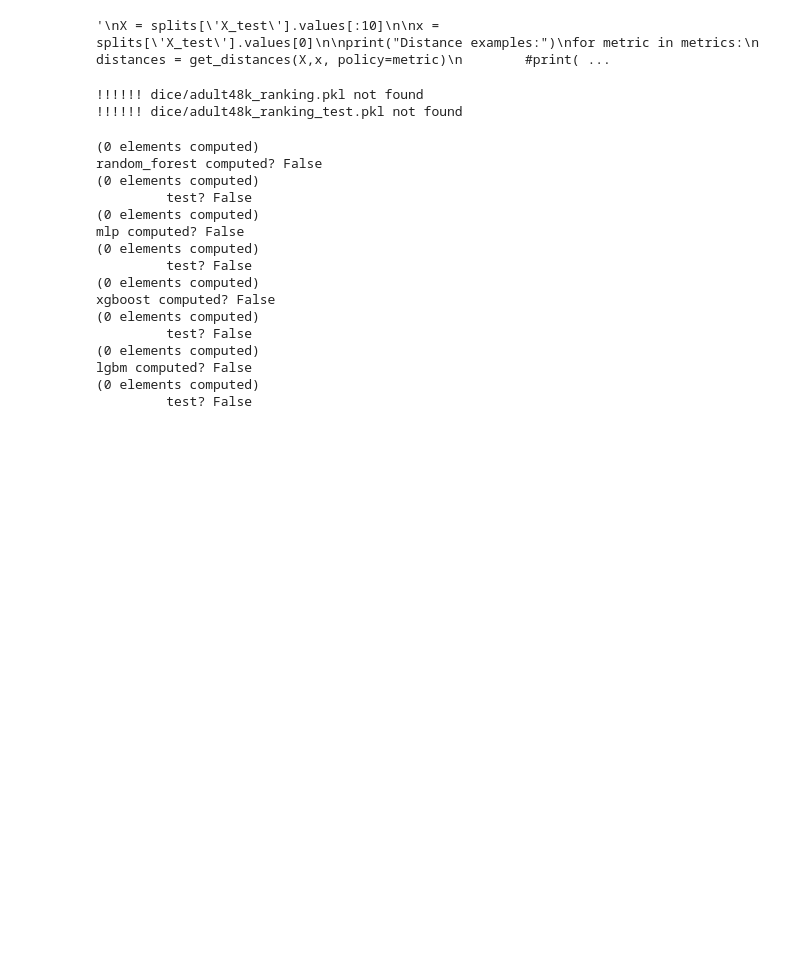
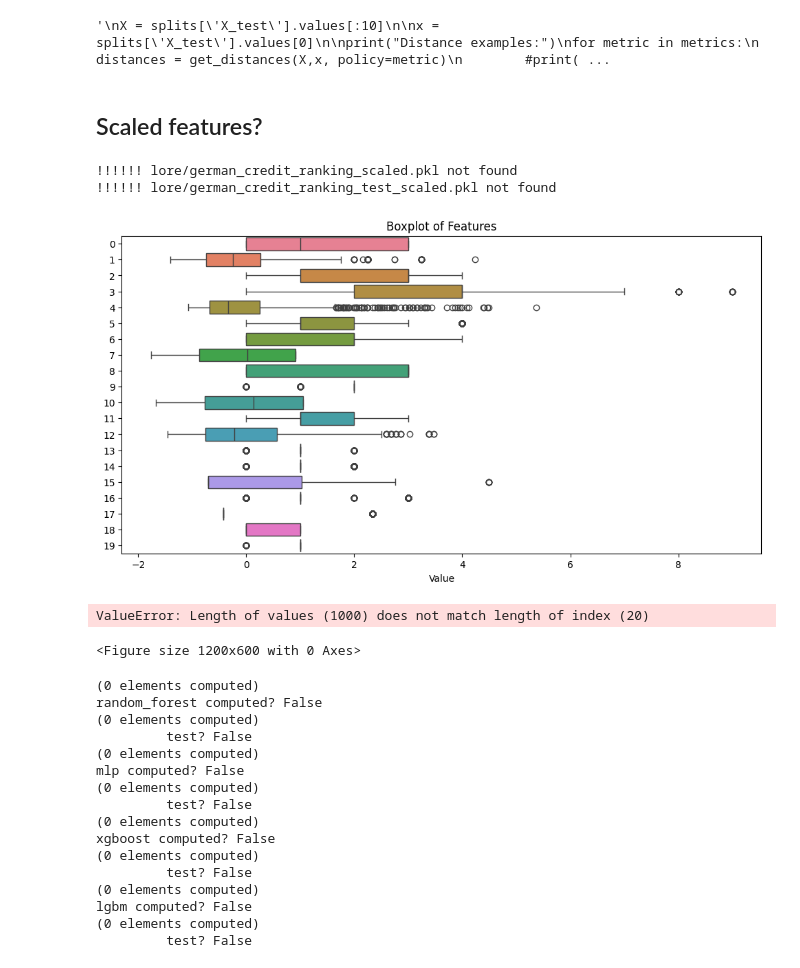
Before and after one commit to clarapunzi/SC-CE, a Jupyter notebook: 1_compute_distances.ipynb, the cells around one changed output. Drawn from its saved outputs; the diff is of its cells as text; code cells hidden in the pictures; blank space fills up the shorter version.

```diff
--- a/1_compute_distances.ipynb
+++ b/1_compute_distances.ipynb
@@ -181,3 +181,5 @@ all_stats_test = {
 
     } for model_name in models.keys()
 }
+# %% [markdown]
+## Scaled features?
@@ -184,12 +188,12 @@ all_stats_test = {
 # %%
-fname = os.path.join(cf_method,dt_name+"_ranking.pkl")
+fname = os.path.join(cf_method,dt_name+f"_ranking{'_scaled' if scaled else ''}.pkl")
 if utl.check_file_exists(fname):
     with open(fname, "rb") as f:
         all_stats = pickle.load(f)
         print("Loaded",fname)
 else:
     print("!"*6,fname, "not found")
-fname_test = os.path.join(cf_method,dt_name+"_ranking_test.pkl")
+fname_test = os.path.join(cf_method,dt_name+f"_ranking_test{'_scaled' if scaled else ''}.pkl")
 if utl.check_file_exists(fname_test):
     with open(fname_test,'rb') as f:
         all_stats_test = pickle.load(f)
@@ -197,8 +201,38 @@ if utl.check_file_exists(fname_test):
 else:
     print("!"*6,fname_test, "not found")
 # %% [output]
-!!!!!! dice/adult48k_ranking.pkl not found
-!!!!!! dice/adult48k_ranking_test.pkl not found
+!!!!!! lore/german_credit_ranking_scaled.pkl not found
+!!!!!! lore/german_credit_ranking_test_scaled.pkl not found
+# %%
+# plot the boxplot of the features
+plt.figure(figsize=(12, 6))
+sns.boxplot(data=np.vstack([splits["X_train"], splits["X_calibration"], splits["X_test"]]), orient="h")
+
+
+
+plt.xlabel('Value')
+plt.title('Boxplot of Features')
+plt.show()
+# %% [output]
+[figure, added]
+# %%
+curr_min = splits['X_train'].min(axis=0)
+curr_max = splits['X_train'].max(axis=0)
+def normalize(x):
+    # normalize the features of the dataframe to [0,1]
+    return (x - curr_min) / (curr_max - curr_min)
+
+# plot the boxplot of the features
+plt.figure(figsize=(12, 6))
+sns.boxplot(data=normalize(np.vstack([splits["X_train"],
+                                      splits["X_calibration"],
+                                      splits["X_test"]])), orient="h")
+plt.xlabel('Value')
+plt.title('Boxplot of Features')
+plt.show()
+# %% [output]
+ValueError: Length of values (1000) does not match length of index (20)
+<Figure size 1200x600 with 0 Axes>
 # %%
 def check_res(stats_dict = all_stats,k="mlp"):
     """this function return True if the distances related to the model k are already computed"""
```
Also changed, not shown: parts of 12 cells of this notebook, 4 other files.
